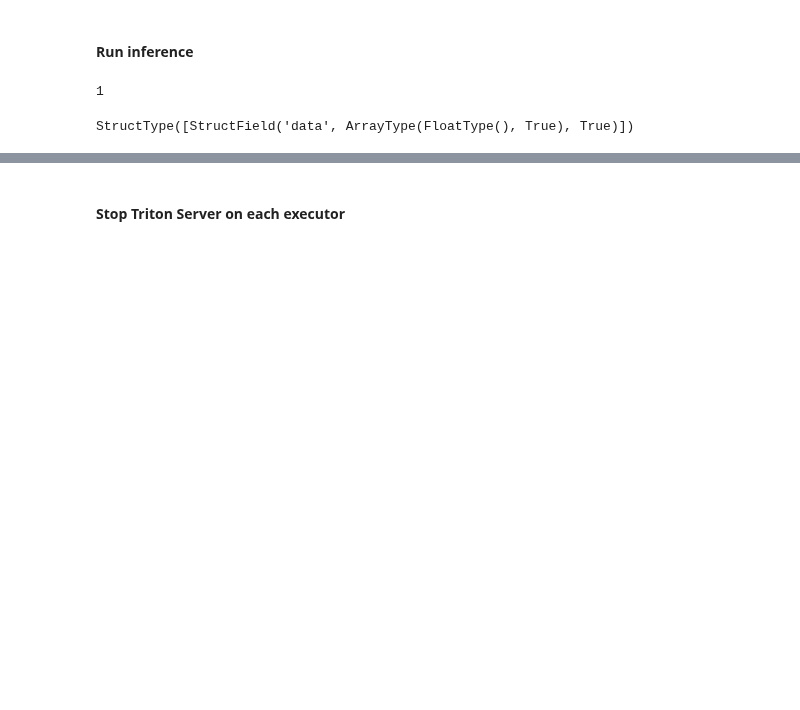
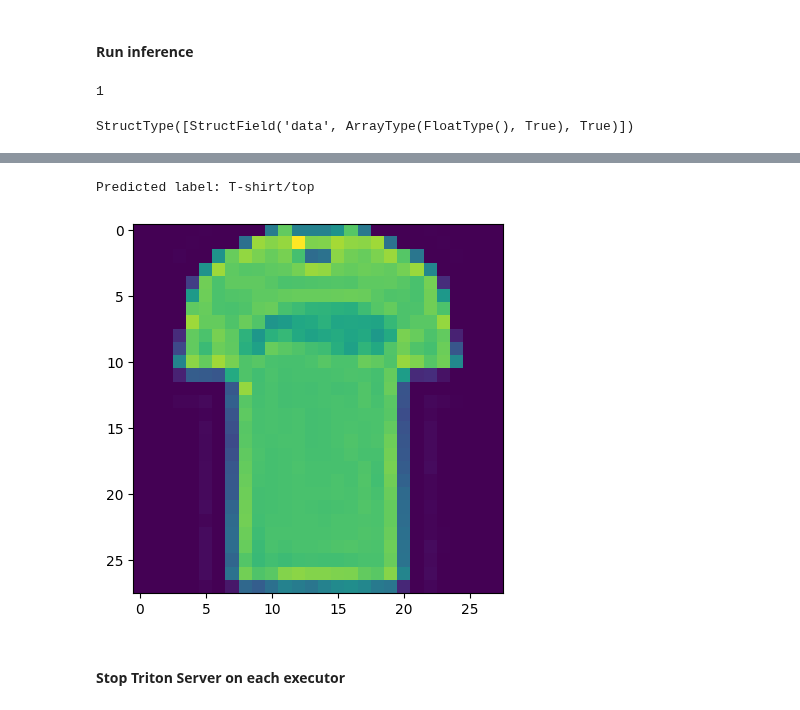
Before and after one commit to NVIDIA/spark-rapids-examples, a Jupyter notebook: examples/ML+DL-Examples/Spark-DL/dl_inference/pytorch/image_classification.ipynb, the cells around one changed output, grey strips where cells are left out. Cells and saved outputs as stored; diff of their text form; code cells hidden in the pictures; blank space fills up the shorter version.

```diff
--- a/examples/ML+DL-Examples/Spark-DL/dl_inference/pytorch/image_classification.ipynb
+++ b/examples/ML+DL-Examples/Spark-DL/dl_inference/pytorch/image_classification.ipynb
@@ -550,7 +601,7 @@ def triton_fn(triton_uri, model_name):
     import tritonclient.grpc as grpcclient
 
     np_types = {
-      "BOOL": np.dtype(np.bool8),
+      "BOOL": np.dtype(np.bool_),
       "INT8": np.dtype(np.int8),
       "INT16": np.dtype(np.int16),
       "INT32": np.dtype(np.int32),
@@ -612,3 +663,17 @@ Wall time: 1.11 s
+# %%
+# Sample prediction
+sample = preds[0]
+predictions = sample.preds
+img = sample.data
+
+img = np.array(img).reshape(28,28)
+plt.figure()
+plt.imshow(img)
+
+print("Predicted label:", classes[np.argmax(predictions)])
+# %% [output]
+Predicted label: T-shirt/top
+[figure, added]
 # %% [markdown]
 #### Stop Triton Server on each executor
 # %%
```
Also changed, not shown: parts of 51 cells of this notebook, 17 other files.
